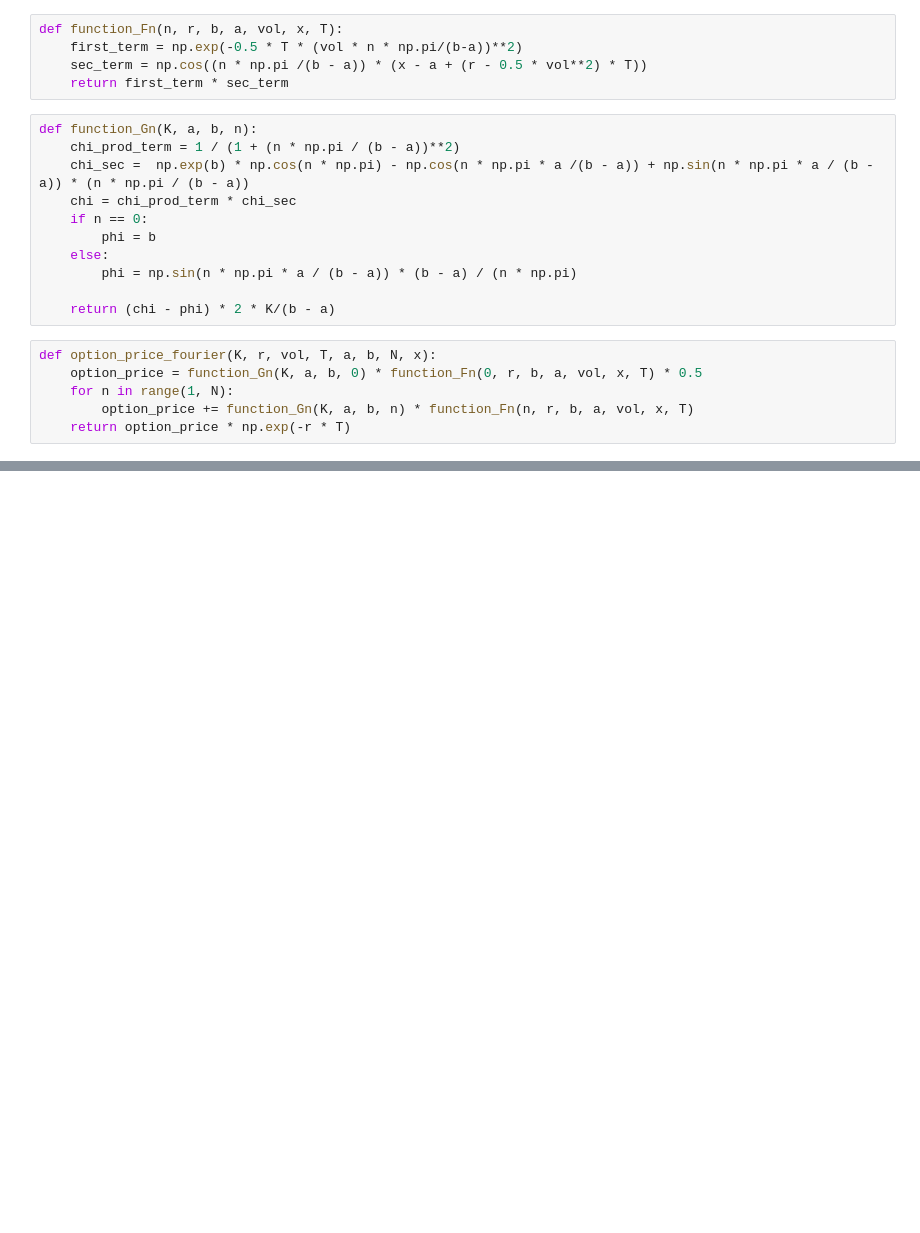
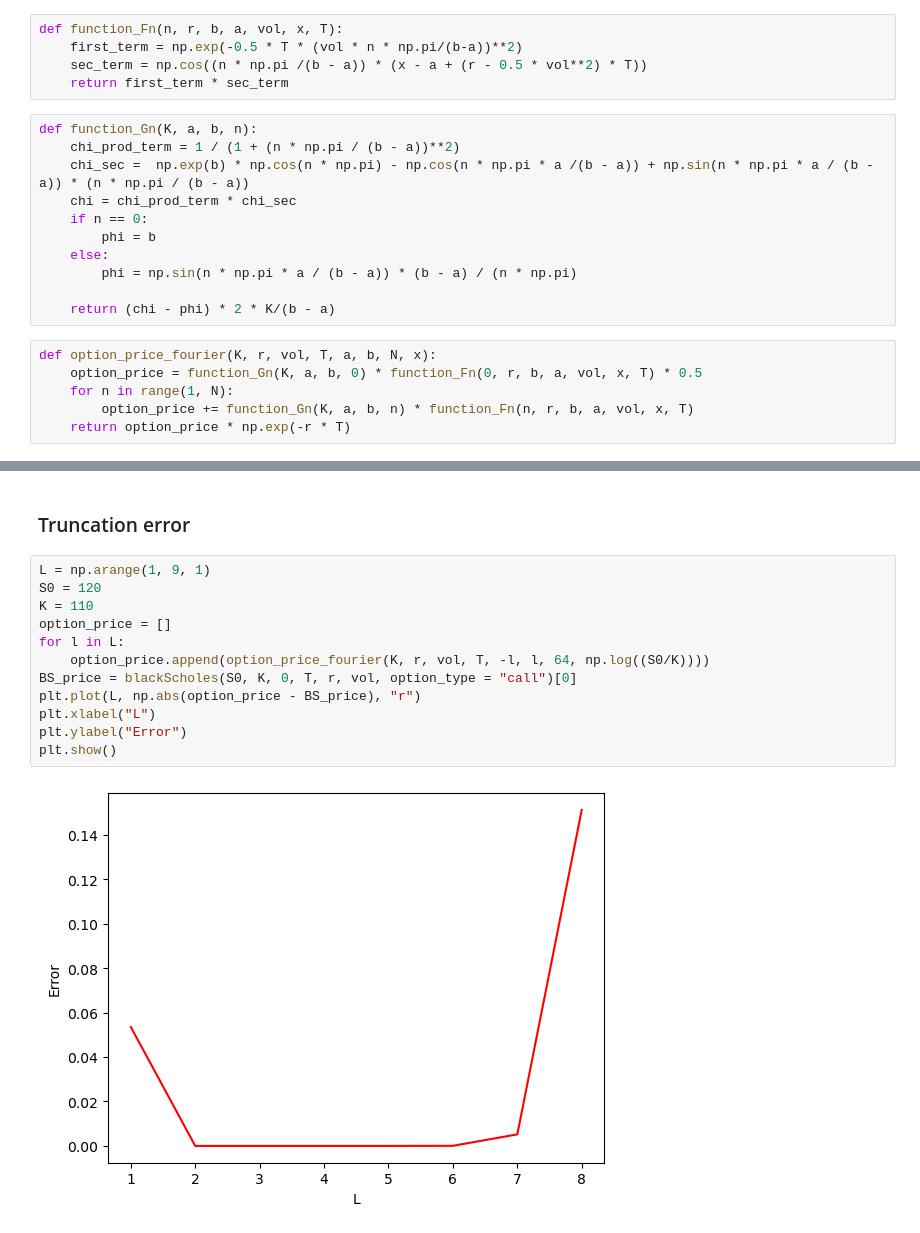
Before and after one commit to NitaiNijholt/ComputationalFinance, a Jupyter notebook: Assignments/Assignment3/Assignment3.ipynb, the cells around one changed output, grey strips where cells are left out. Cells and saved outputs as stored; diff of their text form; blank space fills up the shorter version.

```diff
--- a/Assignments/Assignment3/Assignment3.ipynb
+++ b/Assignments/Assignment3/Assignment3.ipynb
@@ -200,0 +231,16 @@ option_price_fourier(K, r, vol, T, a, b, 64, x)
+# %% [markdown]
+### Truncation error
+# %%
+L = np.arange(1, 9, 1)
+S0 = 120
+K = 110
+option_price = []
+for l in L:
+    option_price.append(option_price_fourier(K, r, vol, T, -l, l, 64, np.log((S0/K))))
+BS_price = blackScholes(S0, K, 0, T, r, vol, option_type = "call")[0]
+plt.plot(L, np.abs(option_price - BS_price), "r")
+plt.xlabel("L")
+plt.ylabel("Error")
+plt.show()
+# %% [output]
+[figure, added]
```
Also changed, not shown: parts of 9 cells of this notebook.
